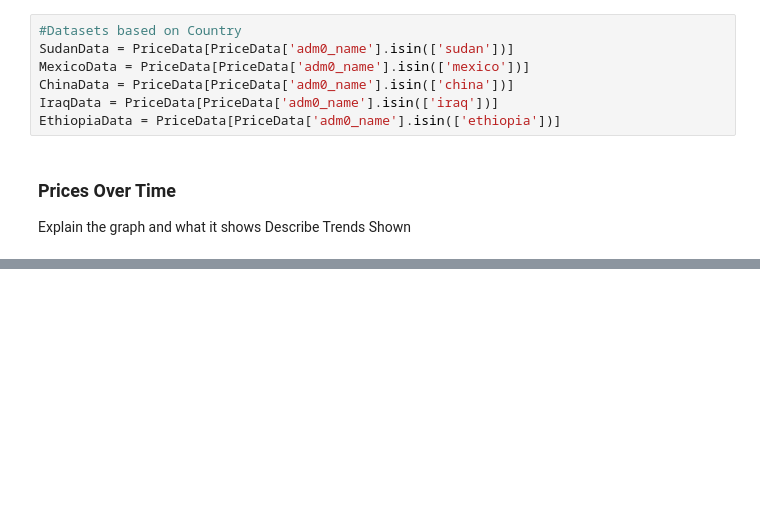
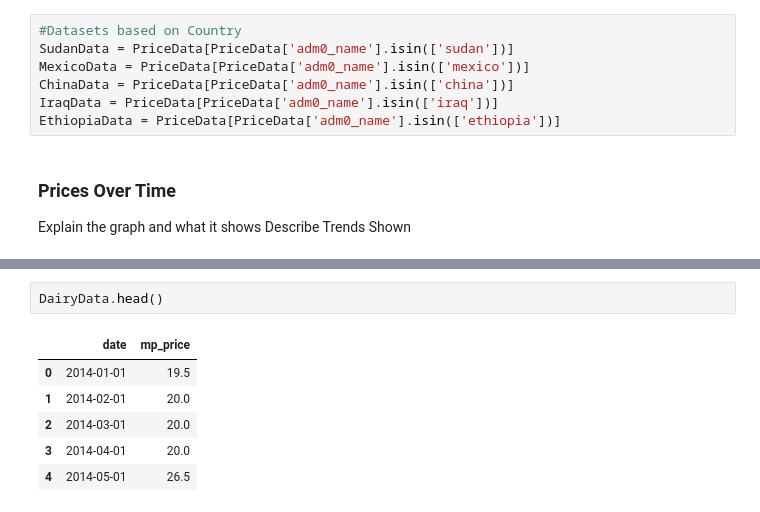
Before and after one commit to katielrink/DS_1300-FinalProject, a Jupyter notebook: Analysis/PriceAnalysis.ipynb, the cells around one changed output, grey strips where cells are left out. Cells and saved outputs as stored; diff of their text form; blank space fills up the shorter version.

```diff
--- a/Analysis/PriceAnalysis.ipynb
+++ b/Analysis/PriceAnalysis.ipynb
@@ -90,0 +91,9 @@ ax.legend(["Dairies", "Meats", "Grains", "Vegetable/Fruits"]);
+# %%
+DairyData.head()
+# %% [output]
+|  | date | mp_price |
+| 0 | 2014-01-01 | 19.5 |
+| 1 | 2014-02-01 | 20.0 |
+| 2 | 2014-03-01 | 20.0 |
+| 3 | 2014-04-01 | 20.0 |
+| 4 | 2014-05-01 | 26.5 |
```
Also changed, not shown: parts of 2 cells of this notebook, 1 other file.
